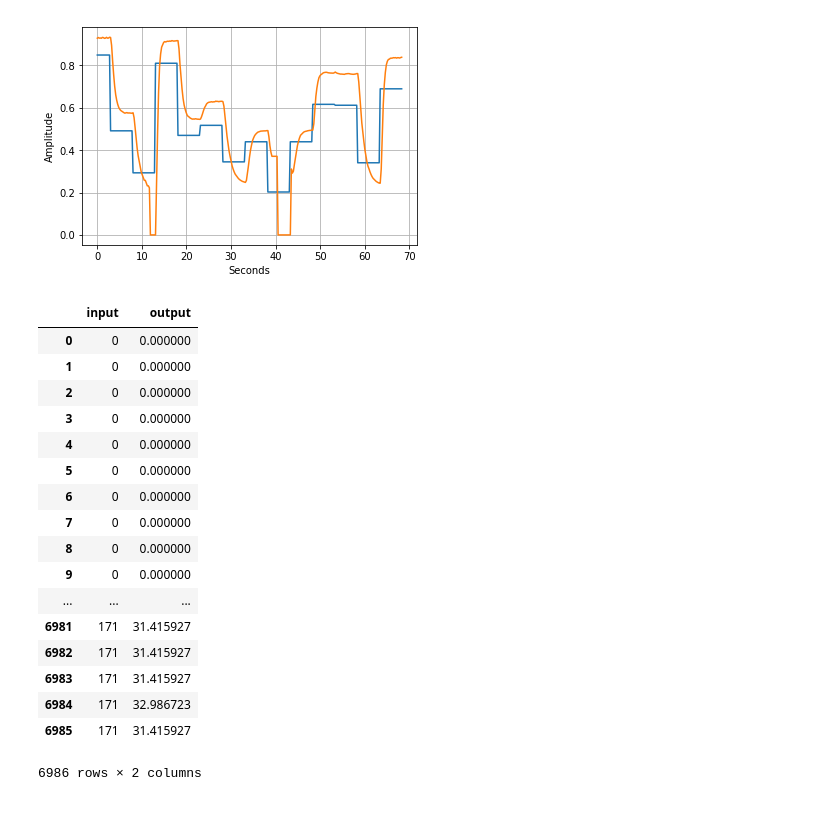
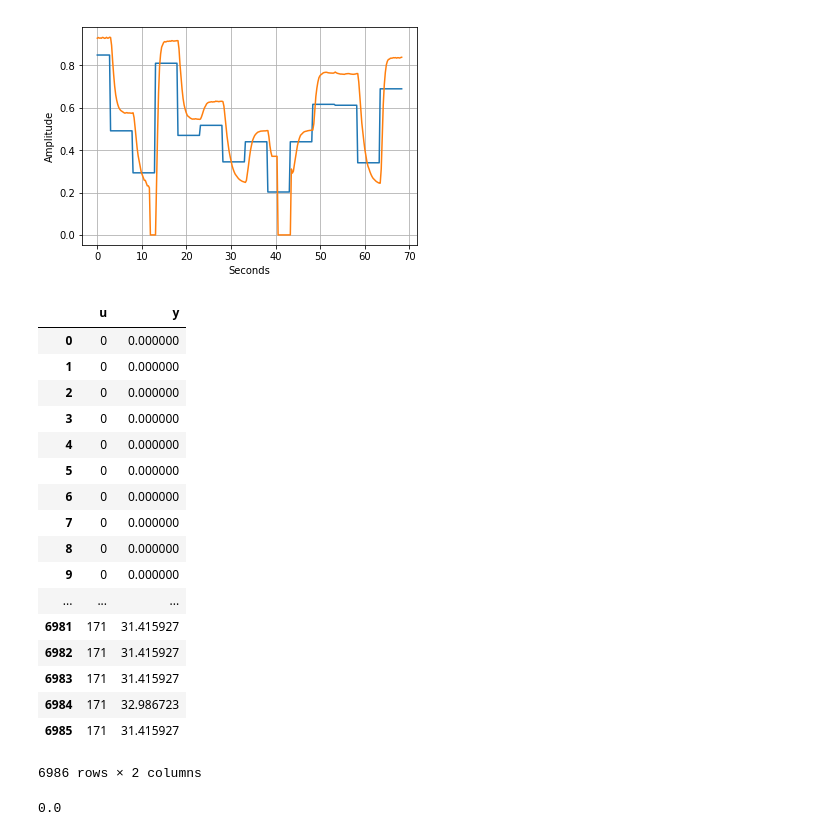
Before and after one commit to nojair/finaltry, a Jupyter notebook: Tesis.ipynb, the cells around one changed output. Saved outputs shown, nothing was run; the diff lists cells and outputs as text; code cells hidden in the pictures.

```diff
--- a/Tesis.ipynb
+++ b/Tesis.ipynb
@@ -115,11 +118,11 @@ workbook.close()
 # %%
 x = pd.read_excel('motorr.xlsx')
 x = x.drop('time', axis=1)
-x = x.drop('output0', axis=1)
+x = x.drop('y0', axis=1)
 x = x.drop('Unnamed: 4', axis=1)
 x
 # %% [output]
-|  | input | output |
+|  | u | y |
 | 0 | 0 | 0.000000 |
 | 1 | 0 | 0.000000 |
 | 2 | 0 | 0.000000 |
@@ -137,6 +140,10 @@ x
 | 6984 | 171 | 32.986723 |
 | 6985 | 171 | 31.415927 |
 6986 rows × 2 columns
+# %%
+min(x["y"])
+# %% [output]
+0.0
 # %%
 L = len(x)
 # %%
```
Also changed, not shown: parts of 7 cells of this notebook, 3 other files.
